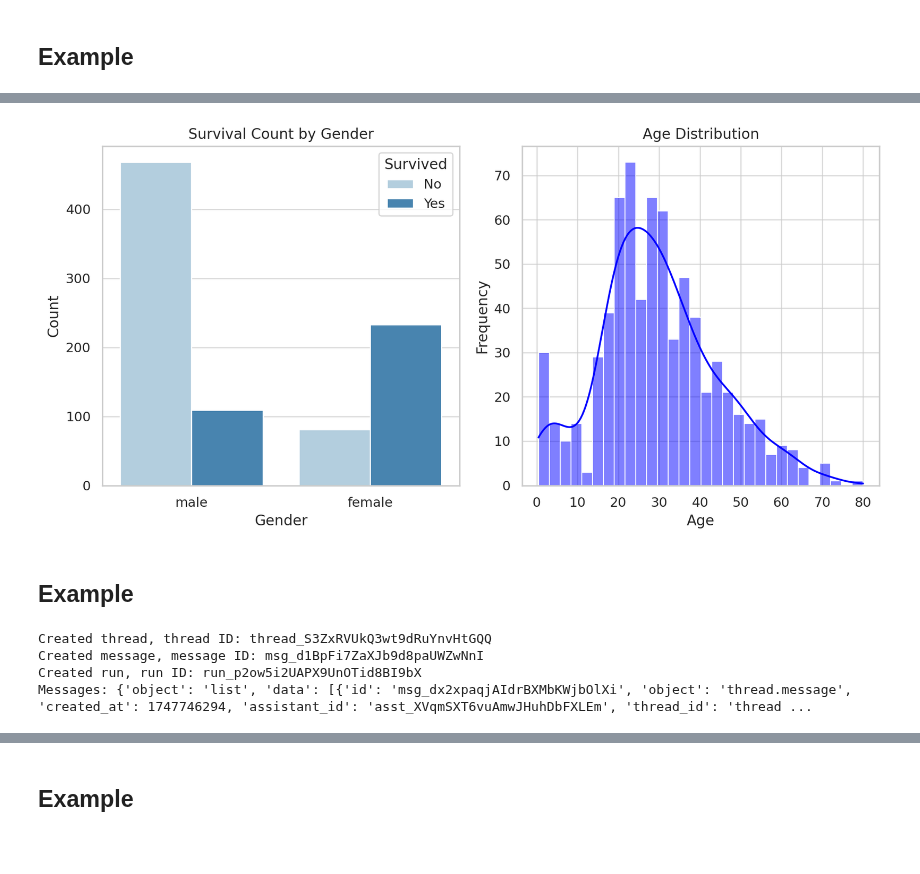
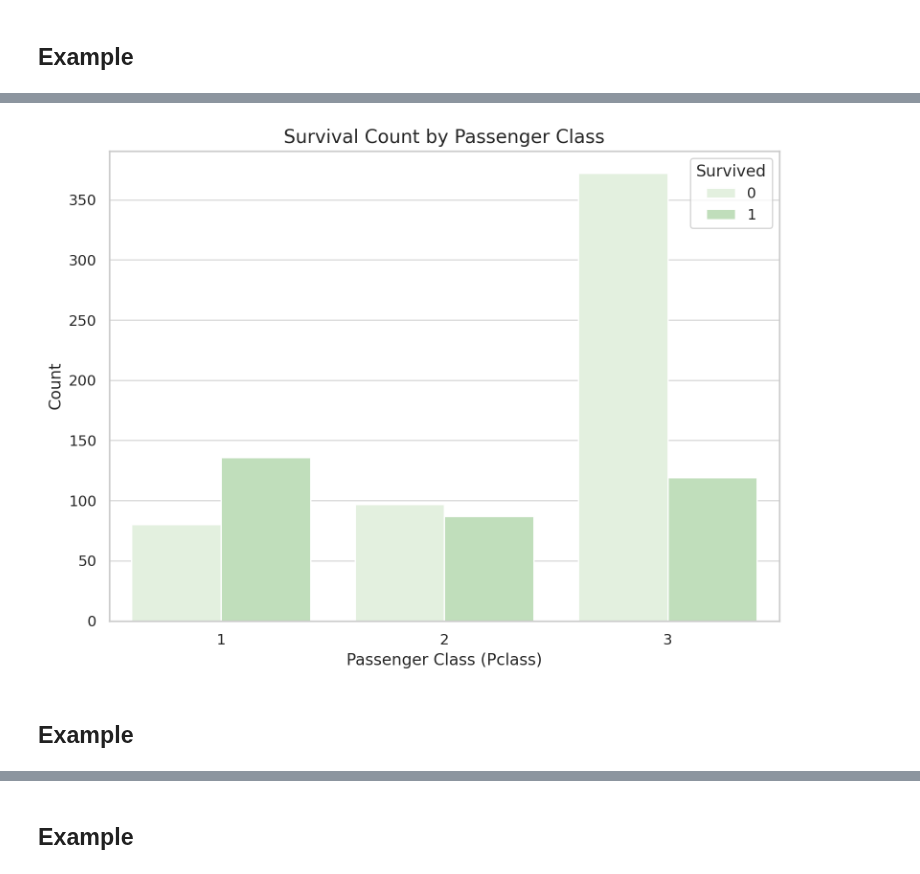
Before and after one commit to retkowsky/Azure-OpenAI-demos, a Jupyter notebook: Azure Agent Service/4 Azure AI Agent service - Code interpreter.ipynb, the cells around one changed output, grey strips where cells are left out. Cells and saved outputs as stored; diff of their text form; code cells hidden in the pictures; blank space fills up the shorter version.

```diff
--- a/Azure Agent Service/4 Azure AI Agent service - Code interpreter.ipynb
+++ b/Azure Agent Service/4 Azure AI Agent service - Code interpreter.ipynb
@@ -83,0 +203,3 @@ agent = project_client.agents.create_agent(
+# %%
+img = Image.open(os.path.join(IMAGES_DIR, file_name))
+img
@@ -155,4 +282,4 @@ Saved image file to: assistant-GKTVdMaTYnfpAJuTgi118C_image.png
 # %%
-for i in range(len(images_list)):
-    display(Image.open(os.path.join(IMAGES_DIR, images_list[i])))
+img = Image.open(os.path.join(IMAGES_DIR, file_name))
+img
 # %% [output]
@@ -234,0 +317,32 @@ Saved image file to: assistant-GdmRFsCWu5qKMddWe87v4p_image.png
+# %%
+images_list = []
+
+os.chdir(IMAGES_DIR)
+
+# [START get_messages_and_save_files]
+messages = project_client.messages.list(thread_id=thread.id)
+print(f"Messages: {messages}")
+
+for msg in messages:
+    for img in msg.image_contents:
+        file_id = img.image_file.file_id
+        file_name = f"{file_id}_image_file.png"
+        project_client.files.save(file_id=file_id, file_name=file_name)
+        print(f"Saved image file to: {file_name}")
+
+    # Print details of every file-path annotation
+    for ann in msg.file_path_annotations:
+        print("File Paths:")
+        print(f"  Type: {ann.type}")
+        print(f"  Text: {ann.text}")
+        print(f"  File ID: {ann.file_path.file_id}")
+        print(f"  Start Index: {ann.start_index}")
+        print(f"  End Index: {ann.end_index}")
+
+    # Print last messages from the thread
+    for msg in messages:
+        if msg.text_messages:
+            last_text = msg.text_messages[-1]
+            print(f"{msg.role}: {last_text.text.value}")
+
+os.chdir(HOME_DIR)
@@ -235,7 +355,7 @@ Saved image file to: assistant-GdmRFsCWu5qKMddWe87v4p_image.png
 # %%
-for i in range(len(images_list)):
-    display(Image.open(os.path.join(IMAGES_DIR, images_list[i])))
+img = Image.open(os.path.join(IMAGES_DIR, file_name))
+img
 # %% [output]
-[figure, old version]
+[figure, new version]
 # %% [markdown]
 ## Example
@@ -244,30 +361,0 @@ prompt = "Generate a bivariate analysis of survival and pclass. Use some greens
-# %%
-# create a thread
-thread = project_client.agents.create_thread()
-print(f"Created thread, thread ID: {thread.id}")
-
-# create a message
-message = project_client.agents.create_message(
-    thread_id=thread.id,
-    role="user",
-    content=prompt,
-)
-print(f"Created message, message ID: {message.id}")
-
-# create and execute a run
-run = project_client.agents.create_and_process_run(thread_id=thread.id,
-                                                   agent_id=agent.id)
-print(f"Created run, run ID: {run.id}")
-
-if run.status == "failed":
-    # Check if you got "Rate limit is exceeded.", then you want to get more quota
-    print(f"Run failed: {run.last_error}")
-
-# print the messages from the agent
-messages = project_client.agents.list_messages(thread_id=thread.id)
-print(f"Messages: {messages}")
-# %% [output]
-Created thread, thread ID: thread_S3ZxRVUkQ3wt9dRuYnvHtGQQ
-Created message, message ID: msg_d1BpFi7ZaXJb9d8paUWZwNnI
-Created run, run ID: run_p2ow5i2UAPX9UnOTid8BI9bX
-Messages: {'object': 'list', 'data': [{'id': 'msg_dx2xpaqjAIdrBXMbKWjbOlXi', 'object': 'thread.message', 'created_at': 1747746294, 'assistant_id': 'asst_XVqmSXT6vuAmwJHuhDbFXLEm', 'thread_id': 'thread ...
```
Also changed, not shown: parts of 77 cells of this notebook, 5 other files.
